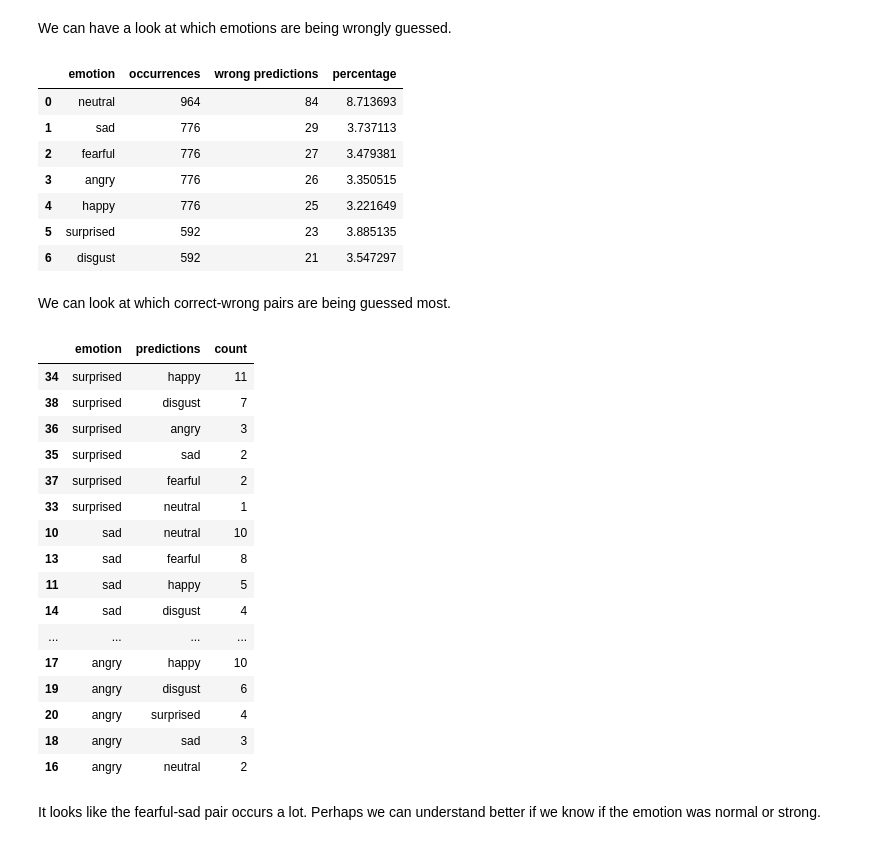
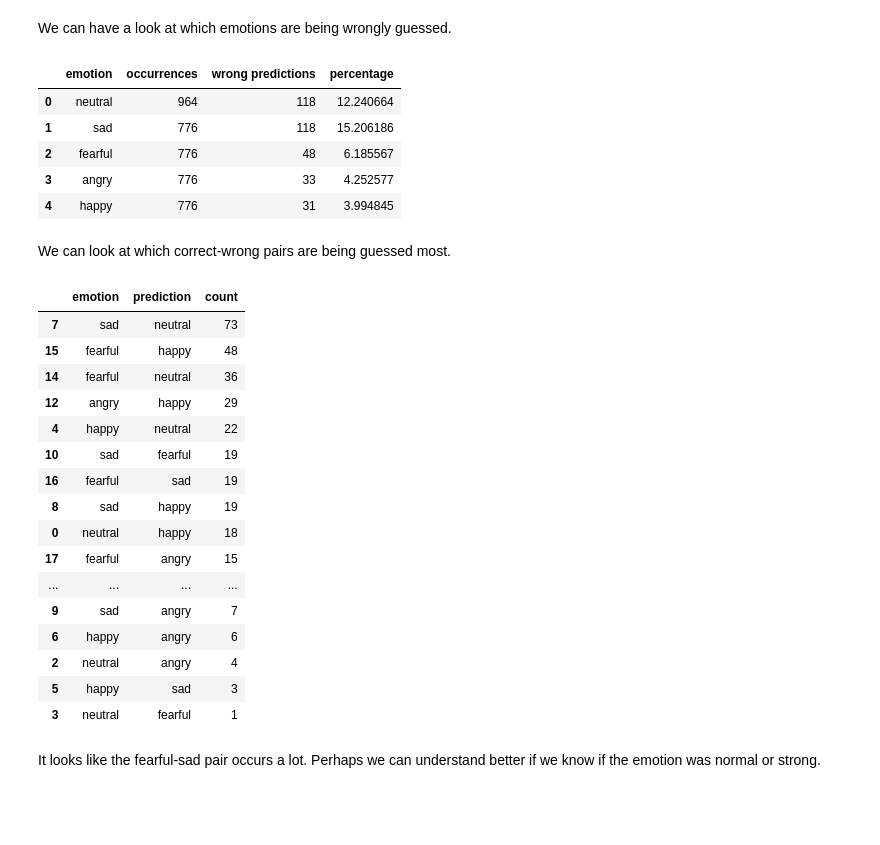
Before and after one commit to benteoh/reactberry, a Jupyter notebook: SentimentModel/SentimentModelTraining.ipynb, the cells around one changed output. Saved outputs shown, nothing was run; the diff lists cells and outputs as text; code cells hidden in the pictures; blank space fills up the shorter version.

```diff
--- a/SentimentModel/SentimentModelTraining.ipynb
+++ b/SentimentModel/SentimentModelTraining.ipynb
@@ -178,4 +187,6 @@ model = load_model('Audio_Sentiment_Model.h5')
 # %%
+df = df.loc[~df['emotion'].isin([5, 6])]
+df = df.reset_index(drop=True)
 feature_df = pd.DataFrame(df['feature'].values.tolist())
 x = np.expand_dims(feature_df, axis=2)
 preds = model.predict(x)
@@ -185,14 +196,14 @@ preds = model.predict(x)
 We can have a look at which emotions are being wrongly guessed.
 # %%
 pred_labels = np.argmax(preds, axis=1)
-pred_df = pd.DataFrame({'predictions':pred_labels})
-result_df = pd.concat([df, pred_df], axis=1).drop('feature', axis=1)
+pred_df = pd.DataFrame({'prediction':pred_labels})
+result_df = pd.concat([df, pred_df], axis=1)
 
 # Count occurrences of each emotion
 emotion_counts = result_df['emotion'].value_counts()
 
 # Count occurrences of wrong predictions
-wrong_predictions = result_df[result_df['emotion'] != result_df['predictions']]
+wrong_predictions = result_df[result_df['emotion'] != result_df['prediction']]
 wrong_prediction_counts = wrong_predictions['emotion'].value_counts()
 
 # Create a new DataFrame for emotion, occurrences, and wrong predictions
@@ -201,45 +212,43 @@ counts_df = pd.DataFrame({'emotion': emotion_counts.index,
                           'wrong predictions': wrong_prediction_counts.values,
                           'percentage': wrong_prediction_counts.values / emotion_counts.values * 100})
 
-counts_df['emotion'] = counts_df['emotion'].map(lambda x : get_emotion_str(x))
+counts_df['emotion'] = counts_df['emotion'].map(lambda x : get_emotion_str(int(x)))
 counts_df
 # %% [output]
 |  | emotion | occurrences | wrong predictions | percentage |
-| 0 | neutral | 964 | 84 | 8.713693 |
-| 1 | sad | 776 | 29 | 3.737113 |
-| 2 | fearful | 776 | 27 | 3.479381 |
-| 3 | angry | 776 | 26 | 3.350515 |
-| 4 | happy | 776 | 25 | 3.221649 |
-| 5 | surprised | 592 | 23 | 3.885135 |
-| 6 | disgust | 592 | 21 | 3.547297 |
+| 0 | neutral | 964 | 118 | 12.240664 |
+| 1 | sad | 776 | 118 | 15.206186 |
+| 2 | fearful | 776 | 48 | 6.185567 |
+| 3 | angry | 776 | 33 | 4.252577 |
+| 4 | happy | 776 | 31 | 3.994845 |
 # %% [markdown]
 We can look at which correct-wrong pairs are being guessed most.
 # %%
 # Count the occurrences of each 'actual-wrong' pair
-correct_wrong_counts = wrong_predictions.groupby(['emotion', 'predictions']).size().reset_index(name='count')
+correct_wrong_counts = wrong_predictions.groupby(['emotion', 'prediction']).size().reset_index(name='count')
 correct_wrong_counts['emotion'] = correct_wrong_counts['emotion'].map(lambda x : get_emotion_str(x))
-correct_wrong_counts['predictions'] = correct_wrong_counts['predictions'].map(lambda x : get_emotion_str(x))
-correct_wrong_counts = correct_wrong_counts.sort_values(by=['emotion', 'count'], ascending=False)
+correct_wrong_counts['prediction'] = correct_wrong_counts['prediction'].map(lambda x : get_emotion_str(x))
+correct_wrong_counts = correct_wrong_counts.sort_values(by=['count'], ascending=False)
 
 correct_wrong_counts
 # %% [output]
-|  | emotion | predictions | count |
-| 34 | surprised | happy | 11 |
-| 38 | surprised | disgust | 7 |
-| 36 | surprised | angry | 3 |
-| 35 | surprised | sad | 2 |
-| 37 | surprised | fearful | 2 |
-| 33 | surprised | neutral | 1 |
-| 10 | sad | neutral | 10 |
-| 13 | sad | fearful | 8 |
-| 11 | sad | happy | 5 |
-| 14 | sad | disgust | 4 |
+|  | emotion | prediction | count |
+| 7 | sad | neutral | 73 |
+| 15 | fearful | happy | 48 |
+| 14 | fearful | neutral | 36 |
+| 12 | angry | happy | 29 |
+| 4 | happy | neutral | 22 |
+| 10 | sad | fearful | 19 |
+| 16 | fearful | sad | 19 |
+| 8 | sad | happy | 19 |
+| 0 | neutral | happy | 18 |
+| 17 | fearful | angry | 15 |
 | ... | ... | ... | ... |
-| 17 | angry | happy | 10 |
-| 19 | angry | disgust | 6 |
-| 20 | angry | surprised | 4 |
-| 18 | angry | sad | 3 |
-| 16 | angry | neutral | 2 |
+| 9 | sad | angry | 7 |
+| 6 | happy | angry | 6 |
+| 2 | neutral | angry | 4 |
+| 5 | happy | sad | 3 |
+| 3 | neutral | fearful | 1 |
 # %% [markdown]
 It looks like the fearful-sad pair occurs a lot. Perhaps we can understand better if we know if the emotion was normal or strong.
 # %% [markdown]
```
Also changed, not shown: parts of 13 cells of this notebook, 3 other files.
